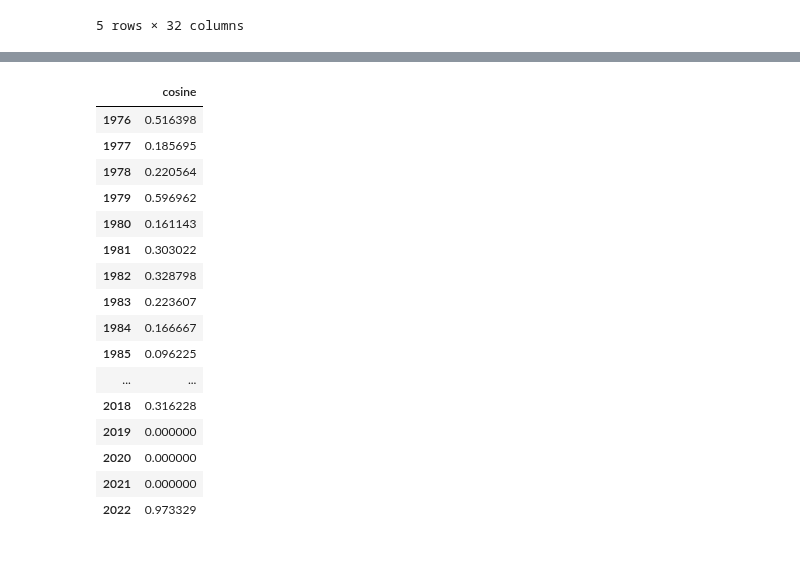
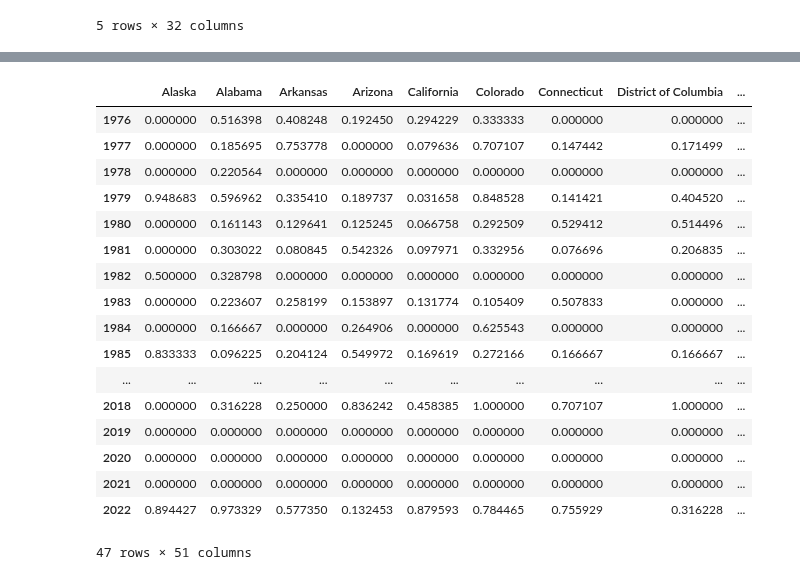
Before and after one commit to fadeeva/weird_projects, a Jupyter notebook: Serial_Killers/Outliers_in_Murder_Accountability_Project.ipynb, the cells around one changed output, grey strips where cells are left out. Drawn from its saved outputs; the diff is of its cells as text; code cells hidden in the pictures.

```diff
--- a/Serial_Killers/Outliers_in_Murder_Accountability_Project.ipynb
+++ b/Serial_Killers/Outliers_in_Murder_Accountability_Project.ipynb
@@ -547,21 +397,0 @@ res
-# %%
-cosine_sim = pd.DataFrame(index=years_list, columns=['cosine'], data=np.diag(res))
-cosine_sim
-# %% [output]
-|  | cosine |
-| 1976 | 0.516398 |
-| 1977 | 0.185695 |
-| 1978 | 0.220564 |
-| 1979 | 0.596962 |
-| 1980 | 0.161143 |
-| 1981 | 0.303022 |
-| 1982 | 0.328798 |
-| 1983 | 0.223607 |
-| 1984 | 0.166667 |
-| 1985 | 0.096225 |
-| ... | ... |
-| 2018 | 0.316228 |
-| 2019 | 0.000000 |
-| 2020 | 0.000000 |
-| 2021 | 0.000000 |
-| 2022 | 0.973329 |
@@ -568 +446,23 @@ cosine_sim
+# %%
+cs = cosine_similarity_by_circumstance('Blunt object - hammer, club, etc')
+cs
+# %% [output]
+|  | Alaska | Alabama | Arkansas | Arizona | California | Colorado | Connecticut | District of Columbia | ... |
+| 1976 | 0.000000 | 0.516398 | 0.408248 | 0.192450 | 0.294229 | 0.333333 | 0.000000 | 0.000000 | ... |
+| 1977 | 0.000000 | 0.185695 | 0.753778 | 0.000000 | 0.079636 | 0.707107 | 0.147442 | 0.171499 | ... |
+| 1978 | 0.000000 | 0.220564 | 0.000000 | 0.000000 | 0.000000 | 0.000000 | 0.000000 | 0.000000 | ... |
+| 1979 | 0.948683 | 0.596962 | 0.335410 | 0.189737 | 0.031658 | 0.848528 | 0.141421 | 0.404520 | ... |
+| 1980 | 0.000000 | 0.161143 | 0.129641 | 0.125245 | 0.066758 | 0.292509 | 0.529412 | 0.514496 | ... |
+| 1981 | 0.000000 | 0.303022 | 0.080845 | 0.542326 | 0.097971 | 0.332956 | 0.076696 | 0.206835 | ... |
+| 1982 | 0.500000 | 0.328798 | 0.000000 | 0.000000 | 0.000000 | 0.000000 | 0.000000 | 0.000000 | ... |
+| 1983 | 0.000000 | 0.223607 | 0.258199 | 0.153897 | 0.131774 | 0.105409 | 0.507833 | 0.000000 | ... |
+| 1984 | 0.000000 | 0.166667 | 0.000000 | 0.264906 | 0.000000 | 0.625543 | 0.000000 | 0.000000 | ... |
+| 1985 | 0.833333 | 0.096225 | 0.204124 | 0.549972 | 0.169619 | 0.272166 | 0.166667 | 0.166667 | ... |
+| ... | ... | ... | ... | ... | ... | ... | ... | ... | ... |
+| 2018 | 0.000000 | 0.316228 | 0.250000 | 0.836242 | 0.458385 | 1.000000 | 0.707107 | 1.000000 | ... |
+| 2019 | 0.000000 | 0.000000 | 0.000000 | 0.000000 | 0.000000 | 0.000000 | 0.000000 | 0.000000 | ... |
+| 2020 | 0.000000 | 0.000000 | 0.000000 | 0.000000 | 0.000000 | 0.000000 | 0.000000 | 0.000000 | ... |
+| 2021 | 0.000000 | 0.000000 | 0.000000 | 0.000000 | 0.000000 | 0.000000 | 0.000000 | 0.000000 | ... |
+| 2022 | 0.894427 | 0.973329 | 0.577350 | 0.132453 | 0.879593 | 0.784465 | 0.755929 | 0.316228 | ... |
+47 rows × 51 columns
 # %%
```
Also changed, not shown: parts of 20 cells of this notebook.
